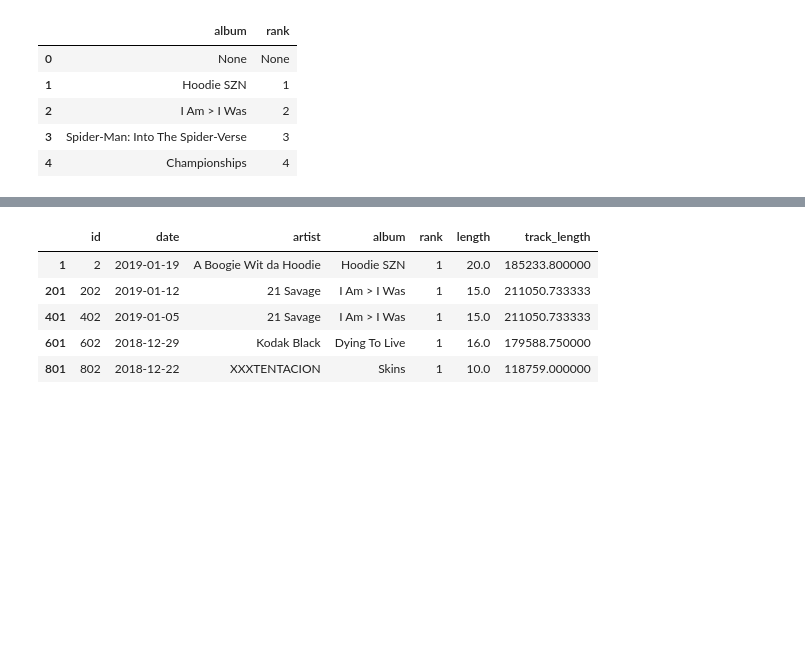
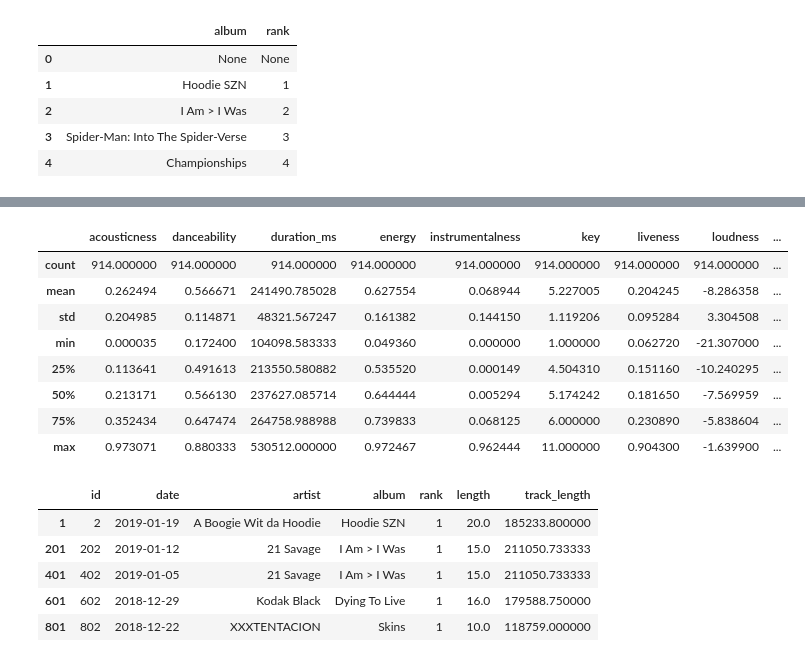
Before and after one commit to INSY6500projectTFSG/6500project, a Jupyter notebook: Project-Copy1.ipynb, the cells around one changed output, grey strips where cells are left out. Drawn from its saved outputs; the diff is of its cells as text; code cells hidden in the pictures; blank space fills up the shorter version.

```diff
--- a/Project-Copy1.ipynb
+++ b/Project-Copy1.ipynb
@@ -107,3 +127,15 @@ num1full.head()
+# %%
+avg_feat.describe()
+# %% [output]
+|  | acousticness | danceability | duration_ms | energy | instrumentalness | key | liveness | loudness | ... |
+| count | 914.000000 | 914.000000 | 914.000000 | 914.000000 | 914.000000 | 914.000000 | 914.000000 | 914.000000 | ... |
+| mean | 0.262494 | 0.566671 | 241490.785028 | 0.627554 | 0.068944 | 5.227005 | 0.204245 | -8.286358 | ... |
+| std | 0.204985 | 0.114871 | 48321.567247 | 0.161382 | 0.144150 | 1.119206 | 0.095284 | 3.304508 | ... |
+| min | 0.000035 | 0.172400 | 104098.583333 | 0.049360 | 0.000000 | 1.000000 | 0.062720 | -21.307000 | ... |
+| 25% | 0.113641 | 0.491613 | 213550.580882 | 0.535520 | 0.000149 | 4.504310 | 0.151160 | -10.240295 | ... |
+| 50% | 0.213171 | 0.566130 | 237627.085714 | 0.644444 | 0.005294 | 5.174242 | 0.181650 | -7.569959 | ... |
+| 75% | 0.352434 | 0.647474 | 264758.988988 | 0.739833 | 0.068125 | 6.000000 | 0.230890 | -5.838604 | ... |
+| max | 0.973071 | 0.880333 | 530512.000000 | 0.972467 | 0.962444 | 11.000000 | 0.904300 | -1.639900 | ... |
 # %%
 # again, but just the albums
 num1 = albums[albums['rank'] == '1'].copy()
```
Also changed, not shown: parts of 4 cells of this notebook.
